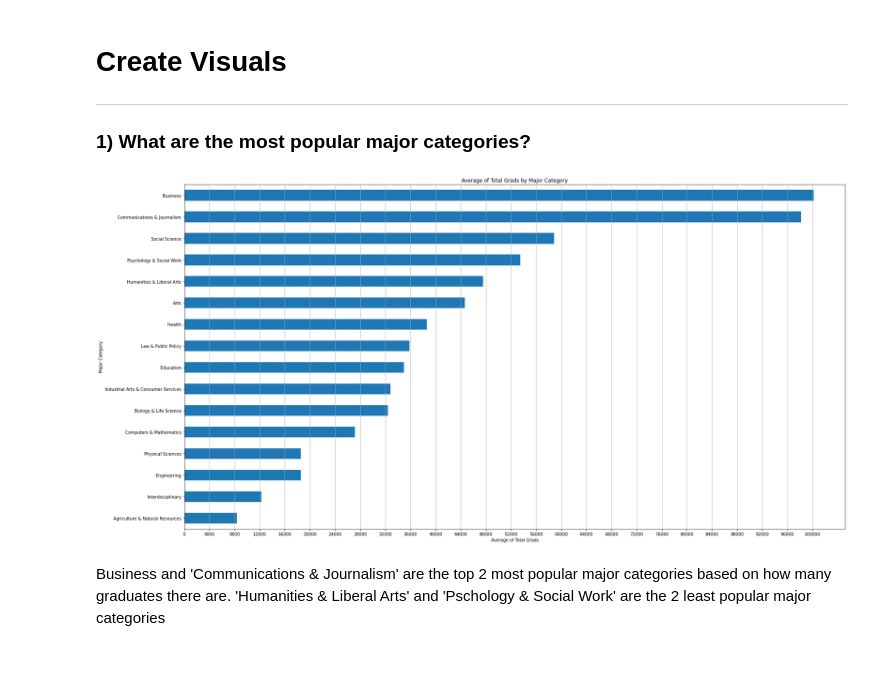
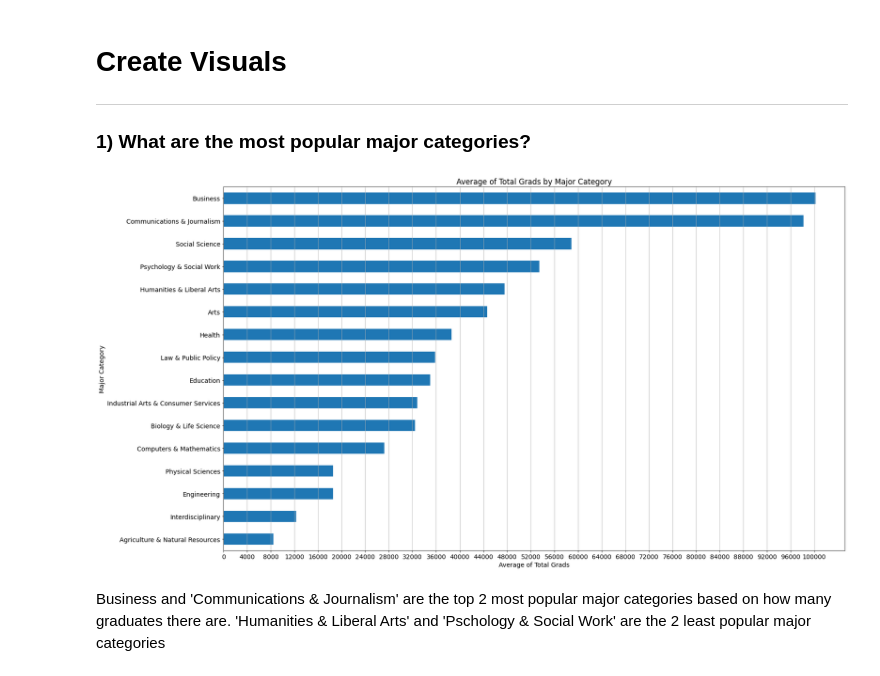
Before and after one commit to JasonMinhas/DataAnalysis, a Jupyter notebook: Visualizing Earnings Based On College Majors/Visualizing Earnings Based On College Majors.ipynb, the cells around one changed output. Drawn from its saved outputs; the diff is of its cells as text; code cells hidden in the pictures.

Commit message:
updated charts

```diff
--- a/Visualizing Earnings Based On College Majors/Visualizing Earnings Based On College Majors.ipynb
+++ b/Visualizing Earnings Based On College Majors/Visualizing Earnings Based On College Majors.ipynb
@@ -156,21 +157,22 @@ grads_df['ShareMen'] = grads_df['Men'] / grads_df['Total']
 ---
 ### 1) What are the most popular major categories?
 # %%
+matplotlib.rcParams.update({'font.size': 14})
 #  create pivot
 major_category_pop_pvt = pd.pivot_table(grads_df, values='Total', index='Major_category', aggfunc={np.mean}).sort_values(by='mean')
 # create bar plot
 major_category_pop_barh = major_category_pop_pvt.plot(
                         kind='barh',
-                        figsize=(28,15),
+                        figsize=(25,15),
                         title='Average of Total Grads by Major Category',
                         legend=False
                         )
 major_category_pop_barh.set_ylabel("Major Category")
 major_category_pop_barh.set_xlabel("Average of Total Grads")
 major_category_pop_barh.set_xticks(np.arange(0,104000,4000).tolist())
 major_category_pop_barh.grid(axis='x')
 # %% [output]
-[figure, old version]
+[figure, new version]
 # %% [markdown]
 Business and 'Communications & Journalism' are the top 2 most popular major categories based on how many graduates there are. 'Humanities & Liberal Arts' and 'Pschology & Social Work' are the 2 least popular  major categories
 # %% [markdown]
```
Also changed, not shown: parts of 10 cells of this notebook.
